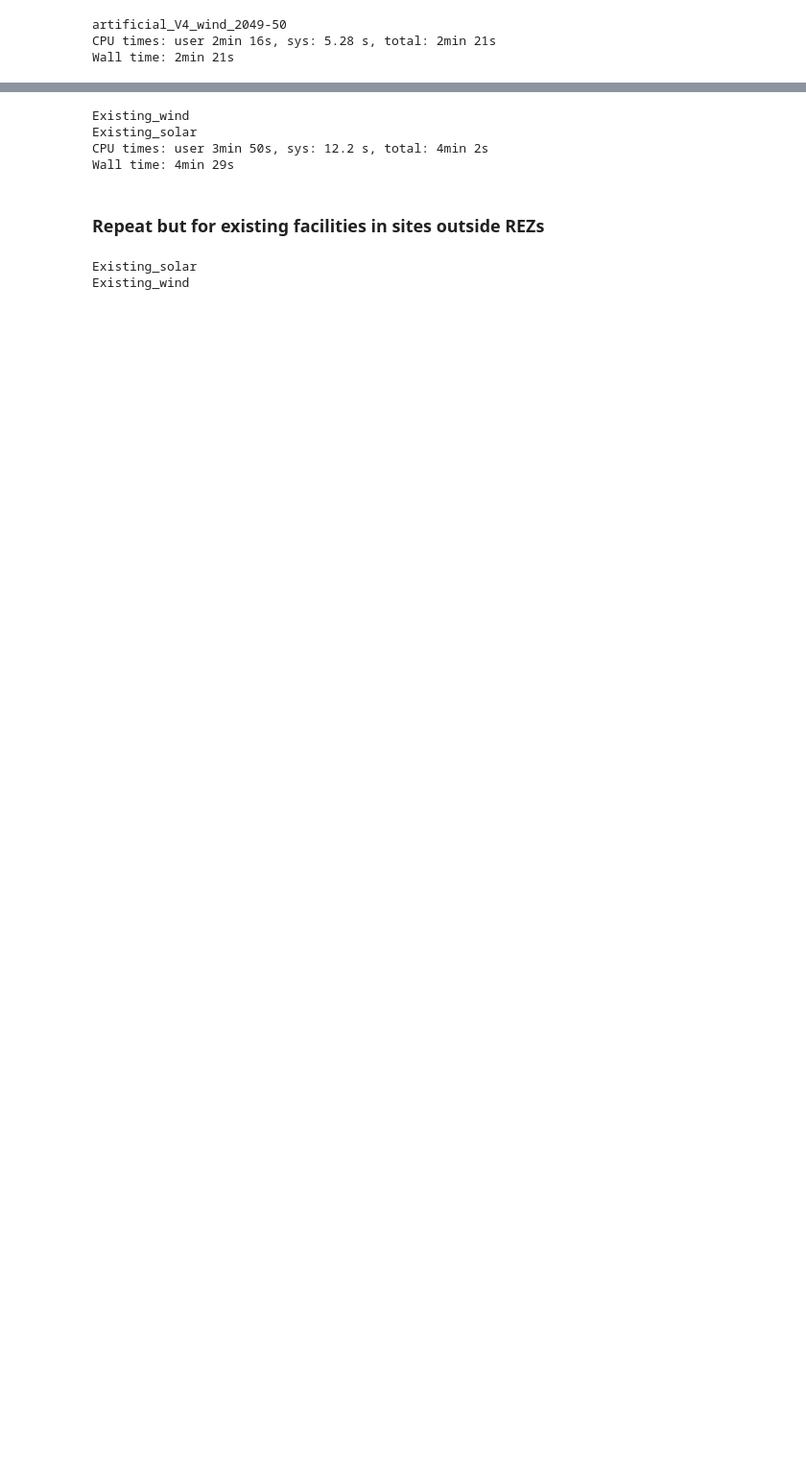
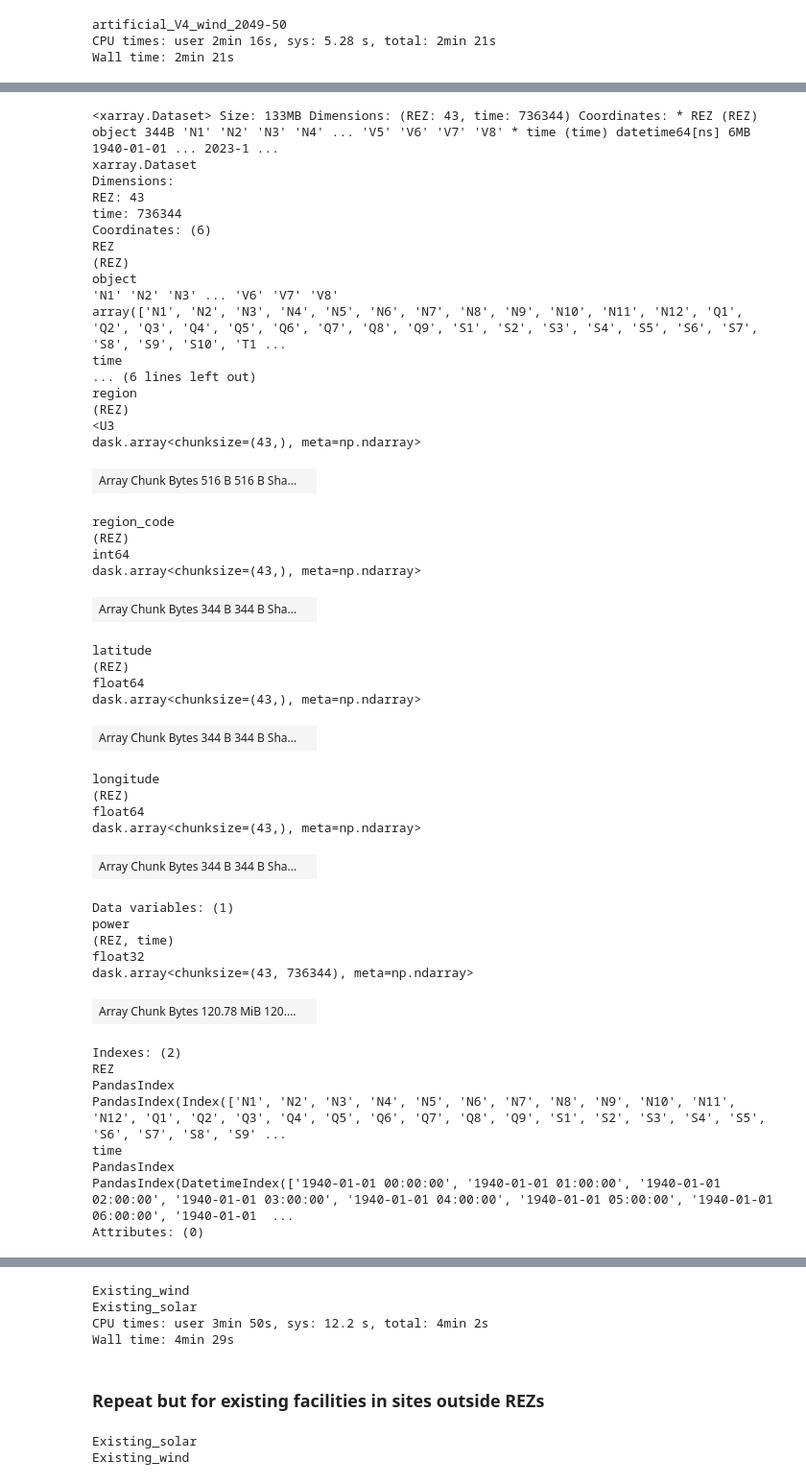
Before and after one commit to dougrichardson/power_models, a Jupyter notebook: 07_REZ_power.ipynb, the cells around one changed output, grey strips where cells are left out. Shown at 96% size. Saved outputs shown, nothing was run; the diff lists cells and outputs as text; code cells hidden in the pictures; blank space fills up the shorter version.

Commit message:
Processed reduced wind and solar power

```diff
--- a/07_REZ_power.ipynb
+++ b/07_REZ_power.ipynb
@@ -268,7 +268,7 @@ def calc_generation(capacity_factor, generation_capacity):
 
     return xr.concat(da_list, dim="REZ")
 # %%
-def calc_all_years_generation(years, mask_da, generation, scale_mask="capacity_factor", method="van_der_Wiel"):
+def calc_all_years_generation(years, mask_da, generation, scale_mask="capacity_factor", method="van_der_Wiel", add_dir=""):
     """
     Compute power time series for each REZ and each year.
 
@@ -278,6 +278,7 @@ def calc_all_years_generation(years, mask_da, generation, scale_mask="capacity_f
     scale_mask: str, 'capacity_factor' to scale by mean capacity factors,
         'even' for an even distribution of generation amongst REZ cells,
         'none' to use mask_da directly.
+    add_dir, add_dir: str, additional directory for load_hourly_cf, default ""
     """
     def _get_gen_type(gen):
         g_split = gen.name.split("_")
@@ -309,7 +310,7 @@ def calc_all_years_generation(years, mask_da, generation, scale_mask="capacity_f
 
     da_list = []
     for year in years:
-        cf = fn.load_hourly_cf(year, gen_type, method=method, chunks={"lat": -1, "lon": -1, "time": 2500}).capacity_factor
+        cf = fn.load_hourly_cf(year, gen_type, method=method, add_dir=add_dir, chunks={"lat": -1, "lon": -1, "time": 2500}).capacity_factor
         p = calc_generation(cf, gen_capacity)
         da_list.append(p)
     REZ_power = xr.concat(da_list, dim="time")
@@ -323,6 +328,6 @@ Index(['artificial_V4_wind_2049-50'], dtype='object')
 # %%
 %%time
-for scenario in gen.columns[-1:]:
+for scenario in gen.columns[[2, 6, 7, 8, 12, 16, 17, 18]]:
 # for scenario in ["Existing_wind", "Existing_solar"]:
     print(scenario)
     gen_ds = calc_all_years_generation(years, mask, gen[scenario])
@@ -343,0 +351,50 @@ Wall time: 2min 21s
+# %%
+gen_ds
+# %% [output]
+<xarray.Dataset> Size: 133MB Dimensions: (REZ: 43, time: 736344) Coordinates: * REZ (REZ) object 344B 'N1' 'N2' 'N3' 'N4' ... 'V5' 'V6' 'V7' 'V8' * time (time) datetime64[ns] 6MB 1940-01-01 ... 2023-1 ...
+xarray.Dataset
+Dimensions:
+REZ: 43
+time: 736344
+Coordinates: (6)
+REZ
+(REZ)
+object
+'N1' 'N2' 'N3' ... 'V6' 'V7' 'V8'
+array(['N1', 'N2', 'N3', 'N4', 'N5', 'N6', 'N7', 'N8', 'N9', 'N10', 'N11', 'N12', 'Q1', 'Q2', 'Q3', 'Q4', 'Q5', 'Q6', 'Q7', 'Q8', 'Q9', 'S1', 'S2', 'S3', 'S4', 'S5', 'S6', 'S7', 'S8', 'S9', 'S10', 'T1 ...
+time
+... (6 lines left out)
+region
+(REZ)
+<U3
+dask.array<chunksize=(43,), meta=np.ndarray>
+| Array Chunk Bytes 516 B 516 B Sha... |  |
+region_code
+(REZ)
+int64
+dask.array<chunksize=(43,), meta=np.ndarray>
+| Array Chunk Bytes 344 B 344 B Sha... |  |
+latitude
+(REZ)
+float64
+dask.array<chunksize=(43,), meta=np.ndarray>
+| Array Chunk Bytes 344 B 344 B Sha... |  |
+longitude
+(REZ)
+float64
+dask.array<chunksize=(43,), meta=np.ndarray>
+| Array Chunk Bytes 344 B 344 B Sha... |  |
+Data variables: (1)
+power
+(REZ, time)
+float32
+dask.array<chunksize=(43, 736344), meta=np.ndarray>
+| Array Chunk Bytes 120.78 MiB 120.... |  |
+Indexes: (2)
+REZ
+PandasIndex
+PandasIndex(Index(['N1', 'N2', 'N3', 'N4', 'N5', 'N6', 'N7', 'N8', 'N9', 'N10', 'N11', 'N12', 'Q1', 'Q2', 'Q3', 'Q4', 'Q5', 'Q6', 'Q7', 'Q8', 'Q9', 'S1', 'S2', 'S3', 'S4', 'S5', 'S6', 'S7', 'S8', 'S9' ...
+time
+PandasIndex
+PandasIndex(DatetimeIndex(['1940-01-01 00:00:00', '1940-01-01 01:00:00', '1940-01-01 02:00:00', '1940-01-01 03:00:00', '1940-01-01 04:00:00', '1940-01-01 05:00:00', '1940-01-01 06:00:00', '1940-01-01  ...
+Attributes: (0)
```
Also changed, not shown: parts of 7 cells of this notebook, 1 other file.
